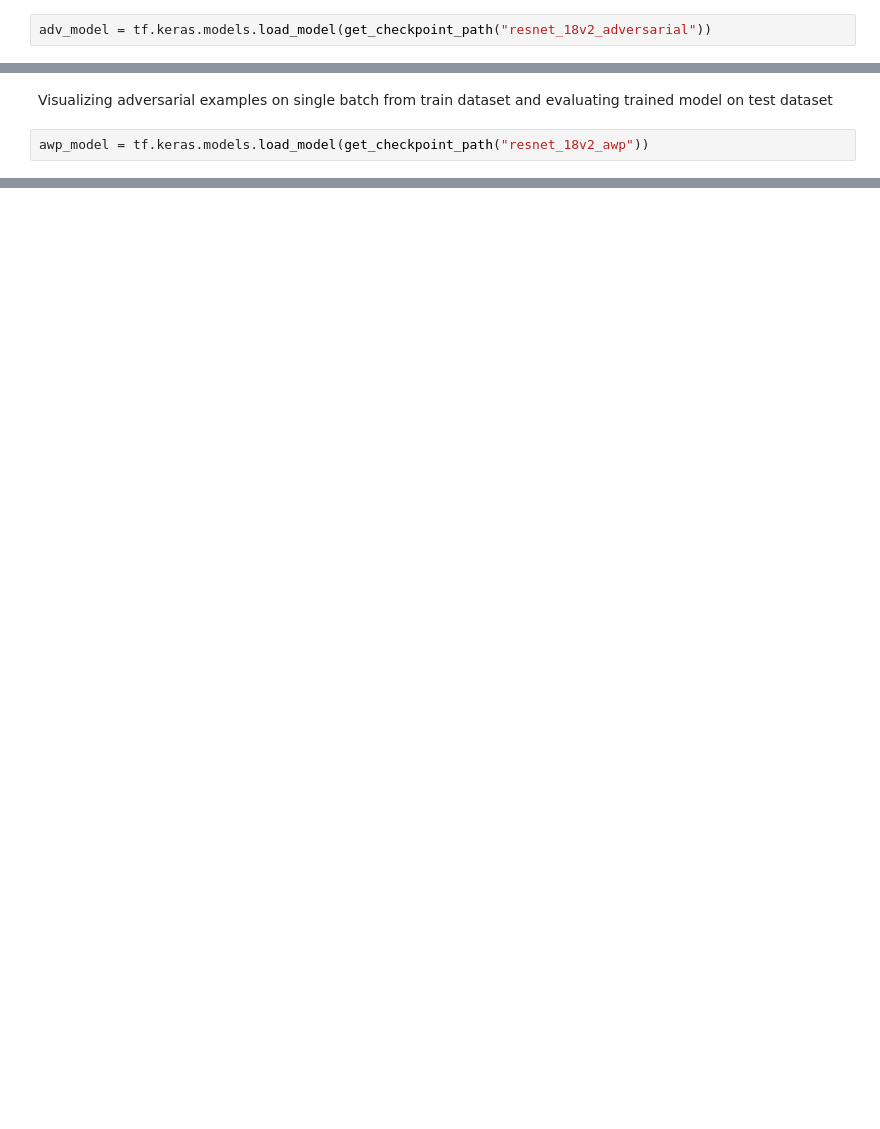
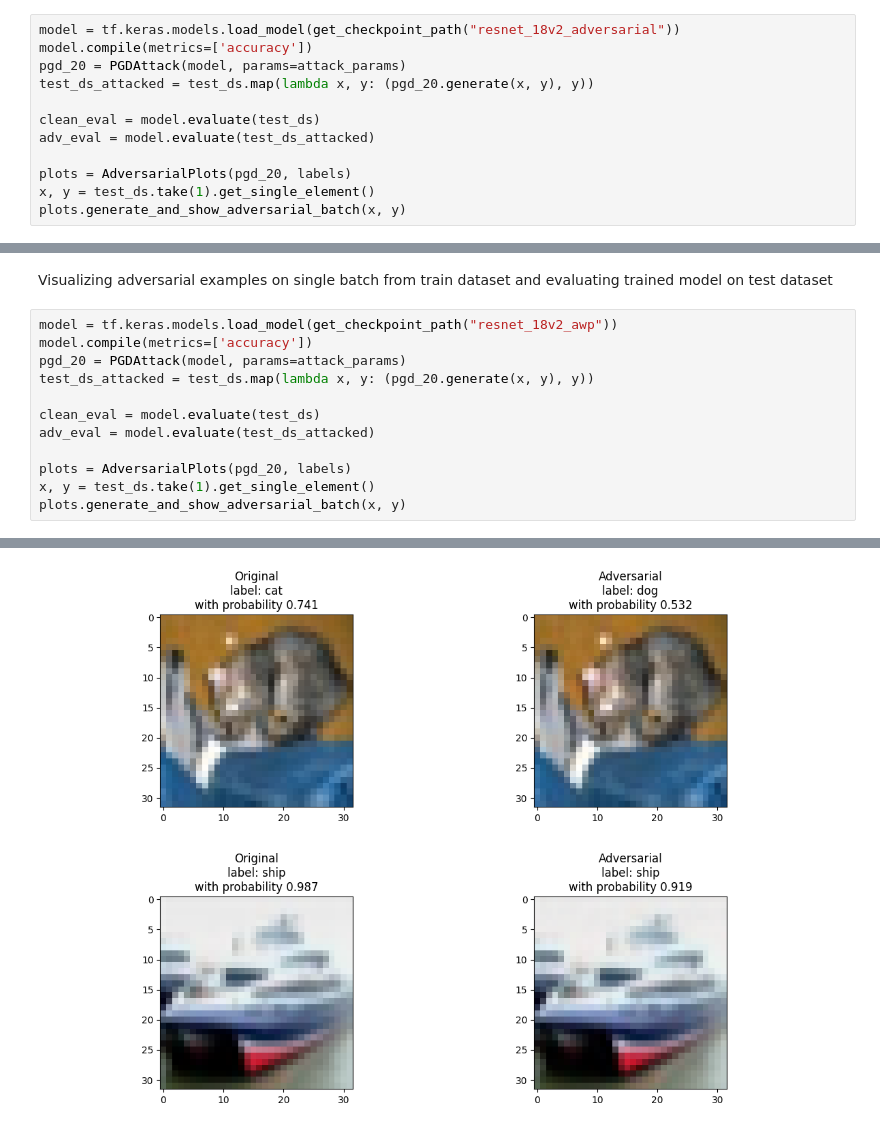
Before and after one commit to KarolKutyla/awp_tf_tests, a Jupyter notebook: executable_specs/testing_resnet_18_v2.ipynb, the cells around one changed output, grey strips where cells are left out. Saved outputs shown, nothing was run; the diff lists cells and outputs as text; blank space fills up the shorter version.

```diff
--- a/executable_specs/testing_resnet_18_v2.ipynb
+++ b/executable_specs/testing_resnet_18_v2.ipynb
@@ -35,4 +70,14 @@ clean_eval = clean_model.evaluate(test_ds_attacked)
 # %% [markdown]
 Visualizing adversarial examples on single batch from train dataset and evaluating trained model on test dataset
 # %%
-adv_model = tf.keras.models.load_model(get_checkpoint_path("resnet_18v2_adversarial"))
+model = tf.keras.models.load_model(get_checkpoint_path("resnet_18v2_adversarial"))
+model.compile(metrics=['accuracy'])
+pgd_20 = PGDAttack(model, params=attack_params)
+test_ds_attacked = test_ds.map(lambda x, y: (pgd_20.generate(x, y), y))
+
+clean_eval = model.evaluate(test_ds)
+adv_eval = model.evaluate(test_ds_attacked)
+
+plots = AdversarialPlots(pgd_20, labels)
+x, y = test_ds.take(1).get_single_element()
+plots.generate_and_show_adversarial_batch(x, y)
@@ -39,4 +95,15 @@ adv_model = tf.keras.models.load_model(get_checkpoint_path("resnet_18v2_adversar
 # %% [markdown]
 Visualizing adversarial examples on single batch from train dataset and evaluating trained model on test dataset
 # %%
-awp_model = tf.keras.models.load_model(get_checkpoint_path("resnet_18v2_awp"))
+model = tf.keras.models.load_model(get_checkpoint_path("resnet_18v2_awp"))
+model.compile(metrics=['accuracy'])
+pgd_20 = PGDAttack(model, params=attack_params)
+test_ds_attacked = test_ds.map(lambda x, y: (pgd_20.generate(x, y), y))
+
+clean_eval = model.evaluate(test_ds)
+adv_eval = model.evaluate(test_ds_attacked)
+
+plots = AdversarialPlots(pgd_20, labels)
+x, y = test_ds.take(1).get_single_element()
+plots.generate_and_show_adversarial_batch(x, y)
+# %% [output]
@@ -42,0 +112,2 @@ awp_model = tf.keras.models.load_model(get_checkpoint_path("resnet_18v2_awp"))
+[figure, added]
+[figure, added]
```
Also changed, not shown: parts of 6 cells of this notebook, 3 other files.
